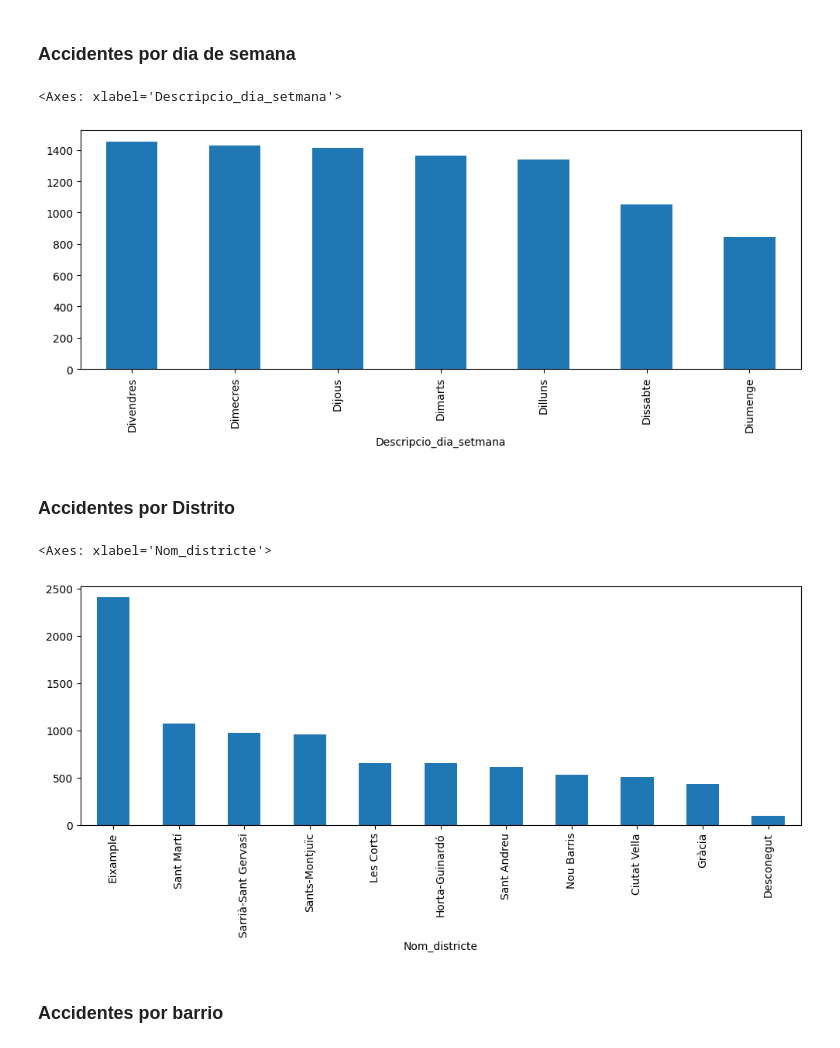
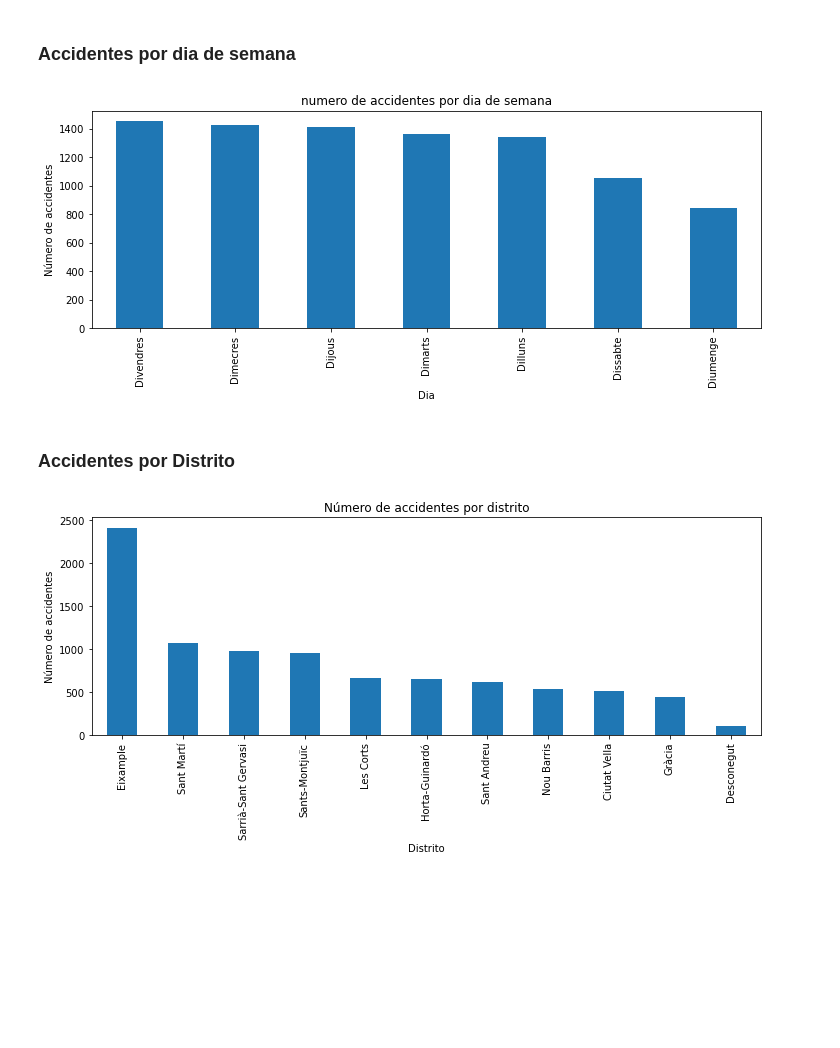
Before and after one commit to NayanAndaluz/Barcelona-Accidents-Analysis, a Jupyter notebook: EDA_and_modeling.ipynb, the cells around one changed output. Drawn from its saved outputs; the diff is of its cells as text; code cells hidden in the pictures; blank space fills up the shorter version.

```diff
--- a/EDA_and_modeling.ipynb
+++ b/EDA_and_modeling.ipynb
@@ -26,3 +27,3 @@ from scipy.stats import uniform, randint
 # %%
 csv_dir=r'C:\Users\HP\Desktop\Projects\Reto Hackathon barcelona activa\2023_accidents_causa_conductor_gu_bcn_.csv'
-df=pd.read_csv(csv_dir)
+data=pd.read_csv(csv_dir)
@@ -46,0 +50,13 @@ df.shape
+# %%
+# limpiar espacios vacios
+df['Numero_expedient'] = df['Numero_expedient'].str.strip()
+
+# Eliminar 2023S
+df['Numero_expedient'] = df['Numero_expedient'].str.replace('2023S', '')
+
+# Convertir a numérico (si es posible)
+df['Numero_expedient'] = pd.to_numeric(df['Numero_expedient'], errors='coerce')
+
+# Verificar resultados
+print(df['Numero_expedient'].unique())
+print(df.isnull().sum())  # Comprobar si hay NaN
@@ -141,28 +176,24 @@ df.groupby('Nom_districte').count()
 # %% [markdown]
 ### Accidentes por dia de semana
 # %%
-(
-    df.
-    groupby(["Descripcio_dia_setmana"])
-    ['Numero_expedient'].count()
-    .sort_values(ascending = False)
-    .plot(kind = "bar", figsize = (12, 4))
-)
+ax1 = df.groupby(["Descripcio_dia_setmana"])['Numero_expedient'].count().sort_values(ascending = False).plot(kind="bar", figsize = (12, 4))
+
+ax1.set_title('numero de accidentes por dia de semana')
+ax1.set_xlabel('Dia')
+ax1.set_ylabel('Número de accidentes')
+
+plt.show()
 # %% [output]
-<Axes: xlabel='Descripcio_dia_setmana'>
-[figure, old version]
+[figure, new version]
 # %% [markdown]
 ### Accidentes por Distrito
 # %%
-(
-    df.
-    groupby(["Nom_districte"])
-    ['Numero_expedient'].count()
-    .sort_values(ascending = False)
-    .plot(kind = "bar", figsize = (12, 4))
-)
+ax2 = df.groupby(["Nom_districte"])['Numero_expedient'].count().sort_values(ascending = False).plot(kind="bar", figsize = (12, 4))
+
+ax2.set_title('Número de accidentes por distrito')
+ax2.set_xlabel('Distrito')
+ax2.set_ylabel('Número de accidentes')
+
+plt.show()
 # %% [output]
-<Axes: xlabel='Nom_districte'>
-[figure, old version]
+[figure, new version]
-# %% [markdown]
-### Accidentes por barrio
```
Also changed, not shown: parts of 67 cells of this notebook.
